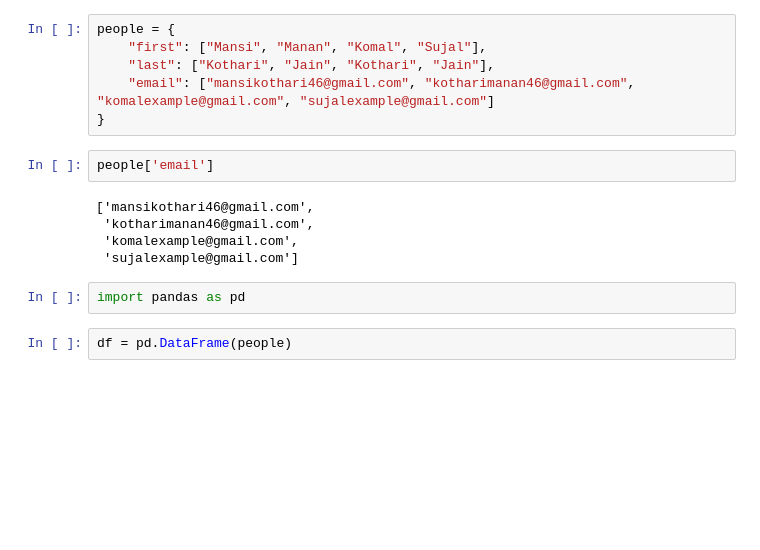
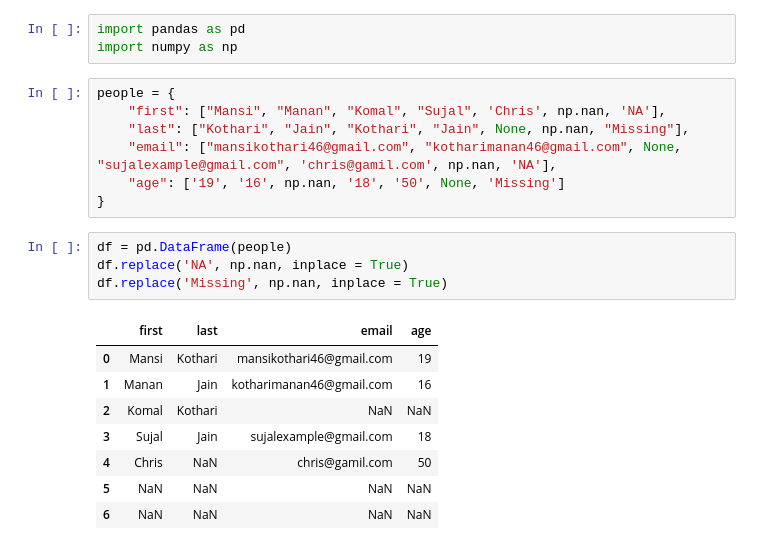
Before and after one commit to KothariMansi/PandasLearn, a Jupyter notebook: Snippets.ipynb, the cells around one changed output. Drawn from its saved outputs; the diff is of its cells as text; blank space fills up the shorter version.

```diff
--- a/Snippets.ipynb
+++ b/Snippets.ipynb
@@ -1,20 +1,26 @@
+# %%
+import pandas as pd
+import numpy as np
 # %%
 people = {
-    "first": ["Mansi", "Manan", "Komal", "Sujal"],
-    "last": ["Kothari", "Jain", "Kothari", "Jain"],
-    "email": ["mansikothari46@gmail.com", "kotharimanan46@gmail.com", "komalexample@gmail.com", "sujalexample@gmail.com"]
+    "first": ["Mansi", "Manan", "Komal", "Sujal", 'Chris', np.nan, 'NA'],
+    "last": ["Kothari", "Jain", "Kothari", "Jain", None, np.nan, "Missing"],
+    "email": ["mansikothari46@gmail.com", "kotharimanan46@gmail.com", None, "sujalexample@gmail.com", 'chris@gamil.com', np.nan, 'NA'],
+    "age": ['19', '16', np.nan, '18', '50', None, 'Missing']
 }
-# %%
-people['email']
-# %% [output]
-['mansikothari46@gmail.com',
- 'kotharimanan46@gmail.com',
- 'komalexample@gmail.com',
- 'sujalexample@gmail.com']
-# %%
-import pandas as pd
-# %%
-df = pd.DataFrame(people)
+# %%
+df = pd.DataFrame(people)
+df.replace('NA', np.nan, inplace = True)
+df.replace('Missing', np.nan, inplace = True)
+# %% [output]
+|  | first | last | email | age |
+| 0 | Mansi | Kothari | mansikothari46@gmail.com | 19 |
+| 1 | Manan | Jain | kotharimanan46@gmail.com | 16 |
+| 2 | Komal | Kothari | NaN | NaN |
+| 3 | Sujal | Jain | sujalexample@gmail.com | 18 |
+| 4 | Chris | NaN | chris@gamil.com | 50 |
+| 5 | NaN | NaN | NaN | NaN |
+| 6 | NaN | NaN | NaN | NaN |
 # %%
 df
 # %% [output]
```
Also changed, not shown: parts of 20 cells of this notebook, 1 other file.
